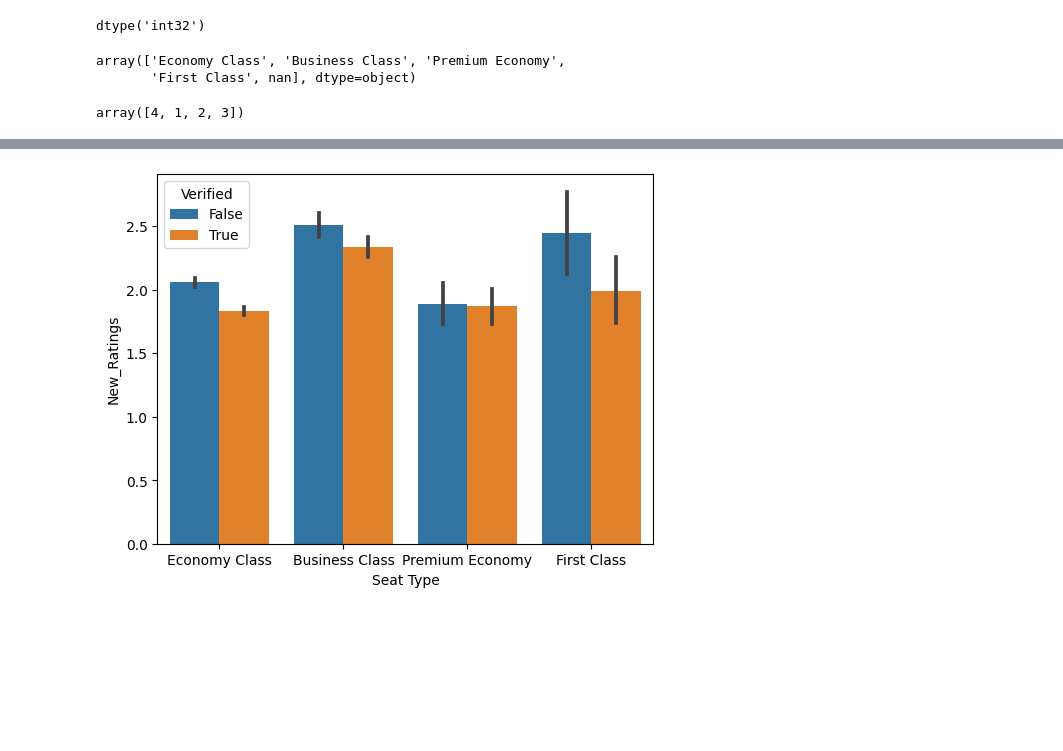
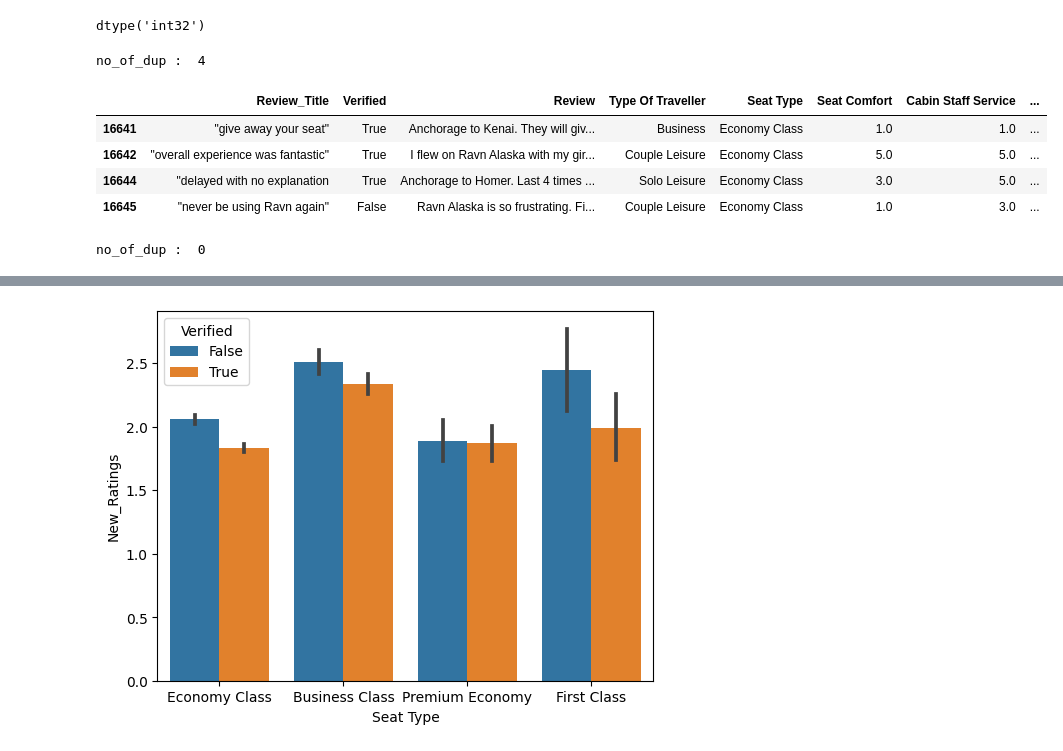
Before and after one commit to yuvarajrajdata/Airlines_review_sentiment_analysis_prediction, a Jupyter notebook: Airlines_review_sentiment_analysis_prediction.ipynb, the cells around one changed output, grey strips where cells are left out. Saved outputs shown, nothing was run; the diff lists cells and outputs as text; code cells hidden in the pictures; blank space fills up the shorter version.

```diff
--- a/Airlines_review_sentiment_analysis_prediction.ipynb
+++ b/Airlines_review_sentiment_analysis_prediction.ipynb
@@ -277,14 +277,18 @@ data['New_Ratings']= data['New_Ratings'].astype(int)
 data['New_Ratings'].dtype
 # %% [output]
 dtype('int32')
-# %%
-a = data['Seat Type'].unique()
-a
-# %% [output]
-array(['Economy Class', 'Business Class', 'Premium Economy',
-       'First Class', nan], dtype=object)
-# %%
-b = data['New_Ratings'].unique()
-b
-# %% [output]
-array([4, 1, 2, 3])
+# %%
+data = data.drop(["Date Flown" , "Review Date"], axis=1)
+# %%
+# find duplicates :
+no_of_dup = data.duplicated().sum()
+print("no_of_dup : " , no_of_dup)
+#print duplicates :
+data[data.duplicated()]
+# %% [output]
+no_of_dup :  4
+|  | Review_Title | Verified | Review | Type Of Traveller | Seat Type | Seat Comfort | Cabin Staff Service | ... |
+| 16641 | "give away your seat" | True | Anchorage to Kenai. They will giv... | Business | Economy Class | 1.0 | 1.0 | ... |
+| 16642 | "overall experience was fantastic" | True | I flew on Ravn Alaska with my gir... | Couple Leisure | Economy Class | 5.0 | 5.0 | ... |
+| 16644 | "delayed with no explanation | True | Anchorage to Homer. Last 4 times ... | Solo Leisure | Economy Class | 3.0 | 5.0 | ... |
+| 16645 | "never be using Ravn again" | False | Ravn Alaska is so frustrating. Fi... | Couple Leisure | Economy Class | 1.0 | 3.0 | ... |
@@ -290,0 +297,6 @@ array([4, 1, 2, 3])
+# %%
+#check duplicates :
+no_of_dup = data.duplicated().sum()
+print("no_of_dup : " , no_of_dup)
+# %% [output]
+no_of_dup :  0
```
Also changed, not shown: parts of 5 cells of this notebook.
